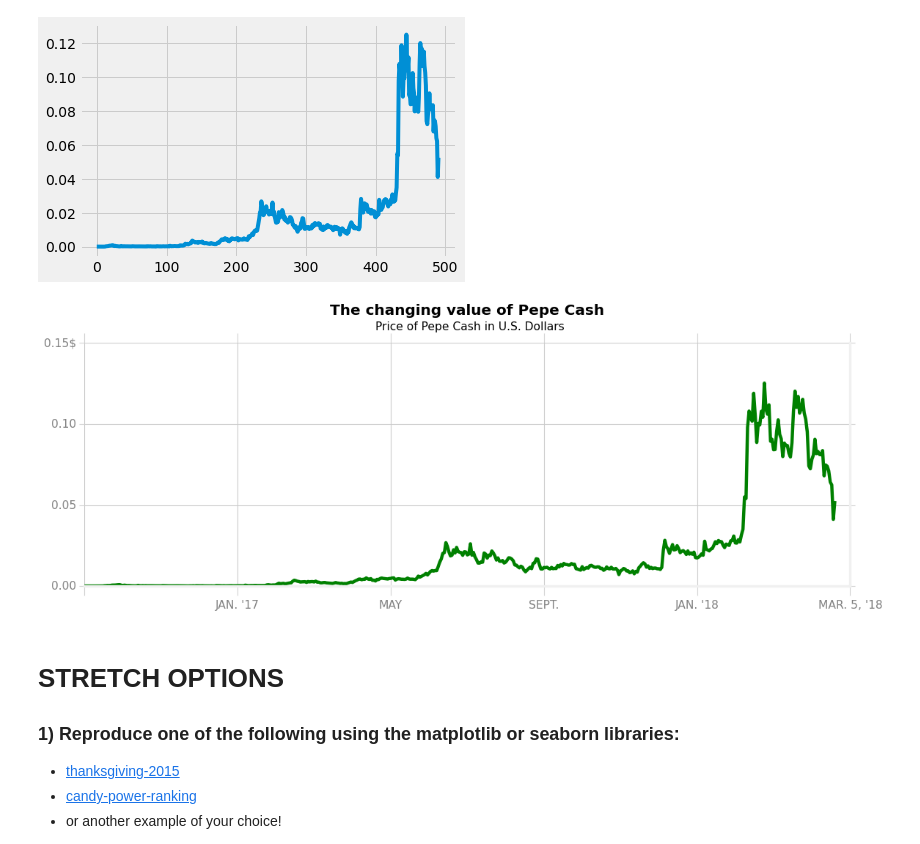
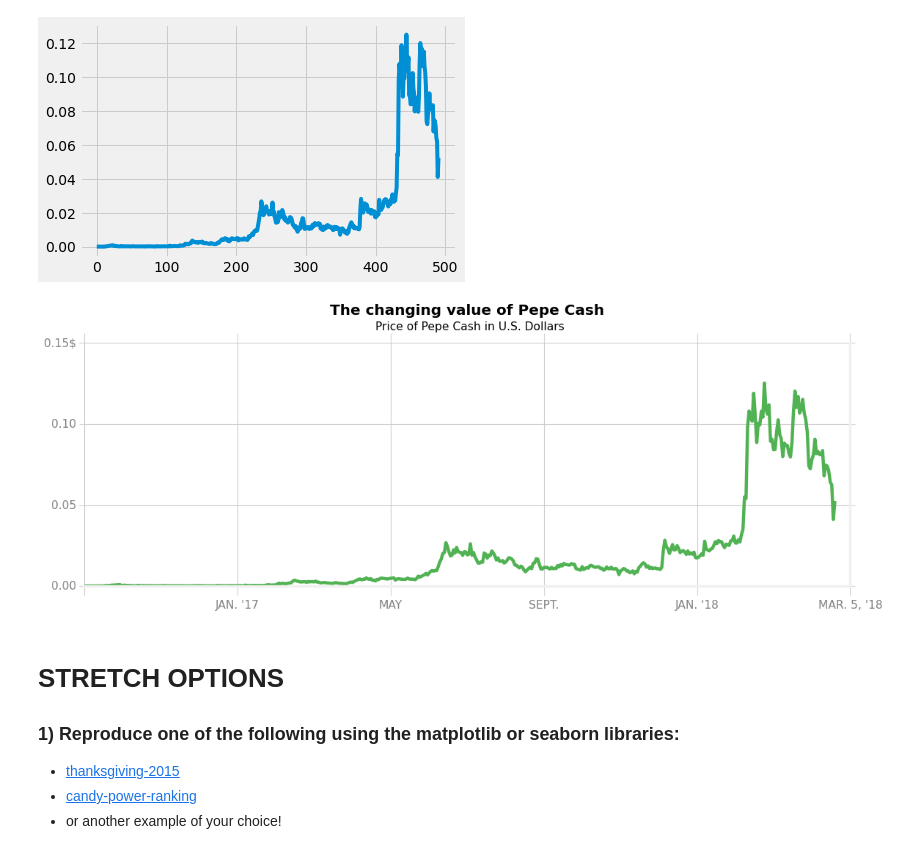
Before and after one commit to JoshuaHaga/DS-Unit-1-Sprint-1-Data-Wrangling-and-Storytelling, a Jupyter notebook: module4-make-explanatory-visualizations/LS_DS_114_Make_Explanatory_Visualizations_Assignment.ipynb, the cells around one changed output. Saved outputs shown, nothing was run; the diff lists cells and outputs as text; code cells hidden in the pictures.

```diff
--- a/module4-make-explanatory-visualizations/LS_DS_114_Make_Explanatory_Visualizations_Assignment.ipynb
+++ b/module4-make-explanatory-visualizations/LS_DS_114_Make_Explanatory_Visualizations_Assignment.ipynb
@@ -142,32 +142,32 @@ pepe_sorted['Price'].plot()
 # %%
 plt.style.use('fivethirtyeight')
 fig, ax = plt. subplots()
 
 fig.patch.set(facecolor="white")
 
-pepe_sorted['Price'].plot(figsize=(15,5), color="green")
+pepe_sorted['Price'].plot(figsize=(15,5), color="#51b253")
 ax.set(facecolor="white")
 
 ax.set_title("The changing value of Pepe Cash",
              fontsize=18,
              x=.5,
              y=1.1,
              fontweight='bold',
              fontname="Arial",
 
              )
 ax.text(s="Price of Pepe Cash in U.S. Dollars", fontsize=14, x=190, y=.158);
 
 #fix grid tick marks
 ax.spines['top'].set_visible(False)
 ax.spines['left'].set_visible(False)
 ax.tick_params(axis="x", direction="out", length=12, width=1, color="lightgrey")
 ax.tick_params(axis="y", direction="out", length=6, width=1, color="lightgrey")
 ax.set_xticklabels(['', "JAN. '17", 'MAY','SEPT.',"JAN. '18","MAR. 5, '18" ],color = "grey", x=-0.1)
 ax.set_yticklabels(['0.00','0.05','0.10','0.15$'],color = "grey")
 ax.set_yticks([0,0.05,0.1,0.15]);
 # %% [output]
-[figure, old version]
+[figure, new version]
 # %% [markdown]
 # STRETCH OPTIONS
 
```
Also changed, not shown: parts of 1 cell of this notebook.
